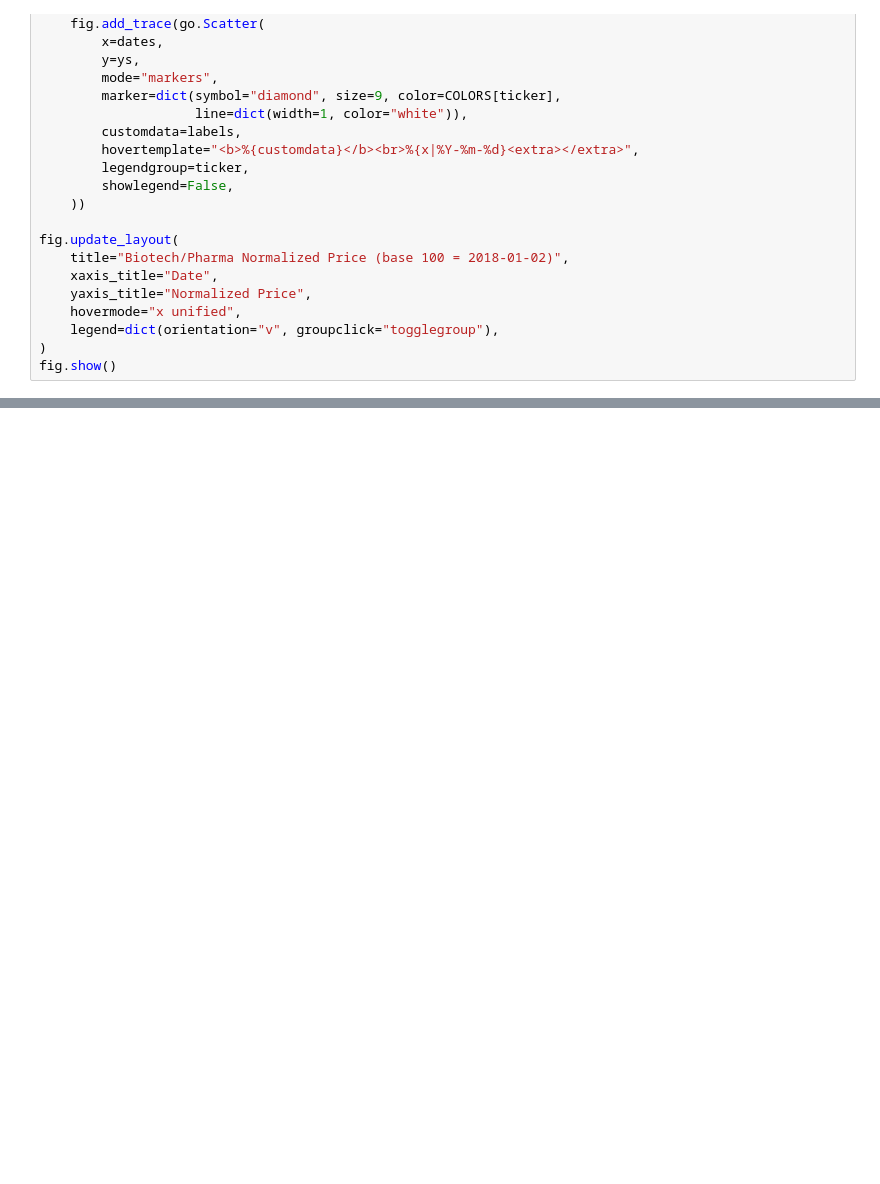
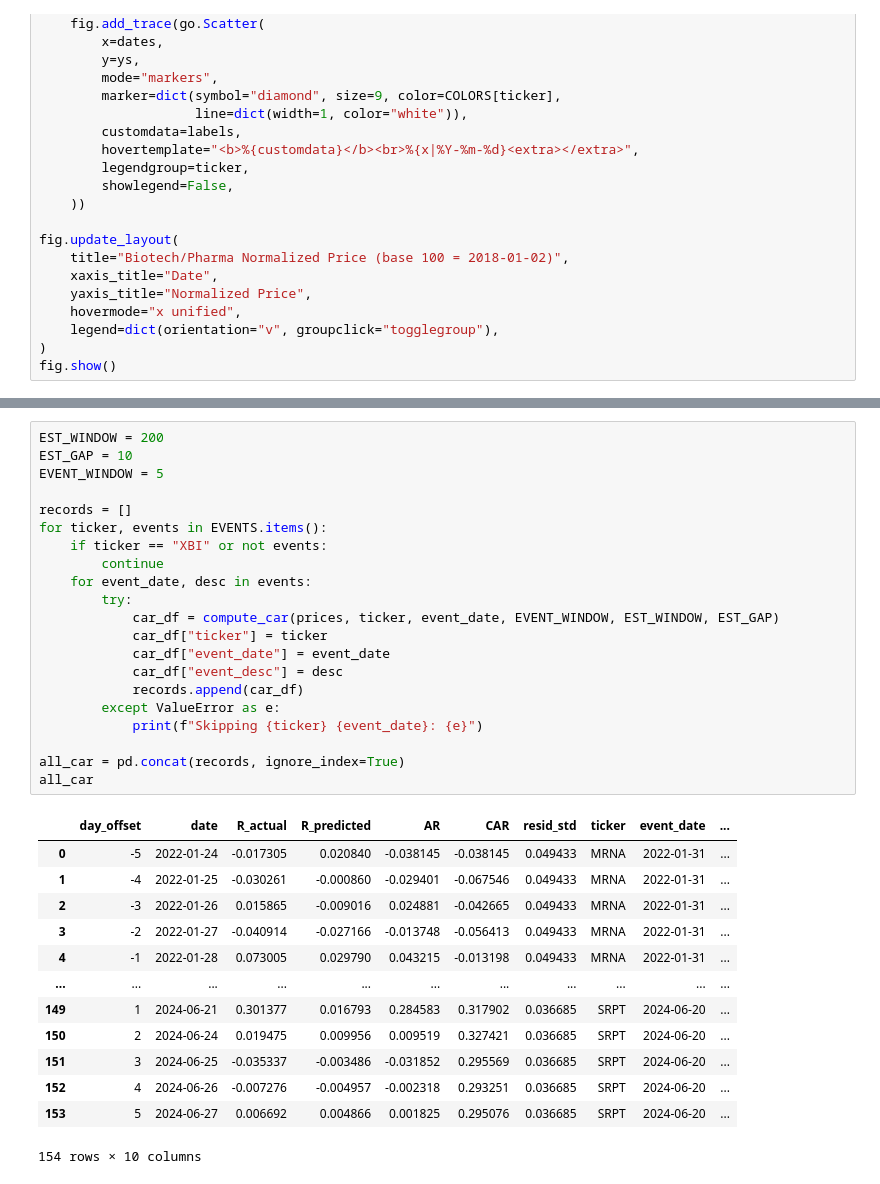
Before and after one commit to jphaupt/abnormal_returns, a Jupyter notebook: plot_stock.ipynb, the cells around one changed output, grey strips where cells are left out. Saved outputs shown, nothing was run; the diff lists cells and outputs as text; blank space fills up the shorter version.

```diff
--- a/plot_stock.ipynb
+++ b/plot_stock.ipynb
@@ -300,0 +376,35 @@ Define an event window $[-N+t, N+t]$ for $N$ days around the event at time $t$.
+# %%
+EST_WINDOW = 200
+EST_GAP = 10
+EVENT_WINDOW = 5
+
+records = []
+for ticker, events in EVENTS.items():
+    if ticker == "XBI" or not events:
+        continue
+    for event_date, desc in events:
+        try:
+            car_df = compute_car(prices, ticker, event_date, EVENT_WINDOW, EST_WINDOW, EST_GAP)
+            car_df["ticker"] = ticker
+            car_df["event_date"] = event_date
+            car_df["event_desc"] = desc
+            records.append(car_df)
+        except ValueError as e:
+            print(f"Skipping {ticker} {event_date}: {e}")
+
+all_car = pd.concat(records, ignore_index=True)
+all_car
+# %% [output]
+|  | day_offset | date | R_actual | R_predicted | AR | CAR | resid_std | ticker | event_date | ... |
+| 0 | -5 | 2022-01-24 | -0.017305 | 0.020840 | -0.038145 | -0.038145 | 0.049433 | MRNA | 2022-01-31 | ... |
+| 1 | -4 | 2022-01-25 | -0.030261 | -0.000860 | -0.029401 | -0.067546 | 0.049433 | MRNA | 2022-01-31 | ... |
+| 2 | -3 | 2022-01-26 | 0.015865 | -0.009016 | 0.024881 | -0.042665 | 0.049433 | MRNA | 2022-01-31 | ... |
+| 3 | -2 | 2022-01-27 | -0.040914 | -0.027166 | -0.013748 | -0.056413 | 0.049433 | MRNA | 2022-01-31 | ... |
+| 4 | -1 | 2022-01-28 | 0.073005 | 0.029790 | 0.043215 | -0.013198 | 0.049433 | MRNA | 2022-01-31 | ... |
+| ... | ... | ... | ... | ... | ... | ... | ... | ... | ... | ... |
+| 149 | 1 | 2024-06-21 | 0.301377 | 0.016793 | 0.284583 | 0.317902 | 0.036685 | SRPT | 2024-06-20 | ... |
+| 150 | 2 | 2024-06-24 | 0.019475 | 0.009956 | 0.009519 | 0.327421 | 0.036685 | SRPT | 2024-06-20 | ... |
+| 151 | 3 | 2024-06-25 | -0.035337 | -0.003486 | -0.031852 | 0.295569 | 0.036685 | SRPT | 2024-06-20 | ... |
+| 152 | 4 | 2024-06-26 | -0.007276 | -0.004957 | -0.002318 | 0.293251 | 0.036685 | SRPT | 2024-06-20 | ... |
+| 153 | 5 | 2024-06-27 | 0.006692 | 0.004866 | 0.001825 | 0.295076 | 0.036685 | SRPT | 2024-06-20 | ... |
+154 rows × 10 columns
```
Also changed, not shown: parts of 5 cells of this notebook.
